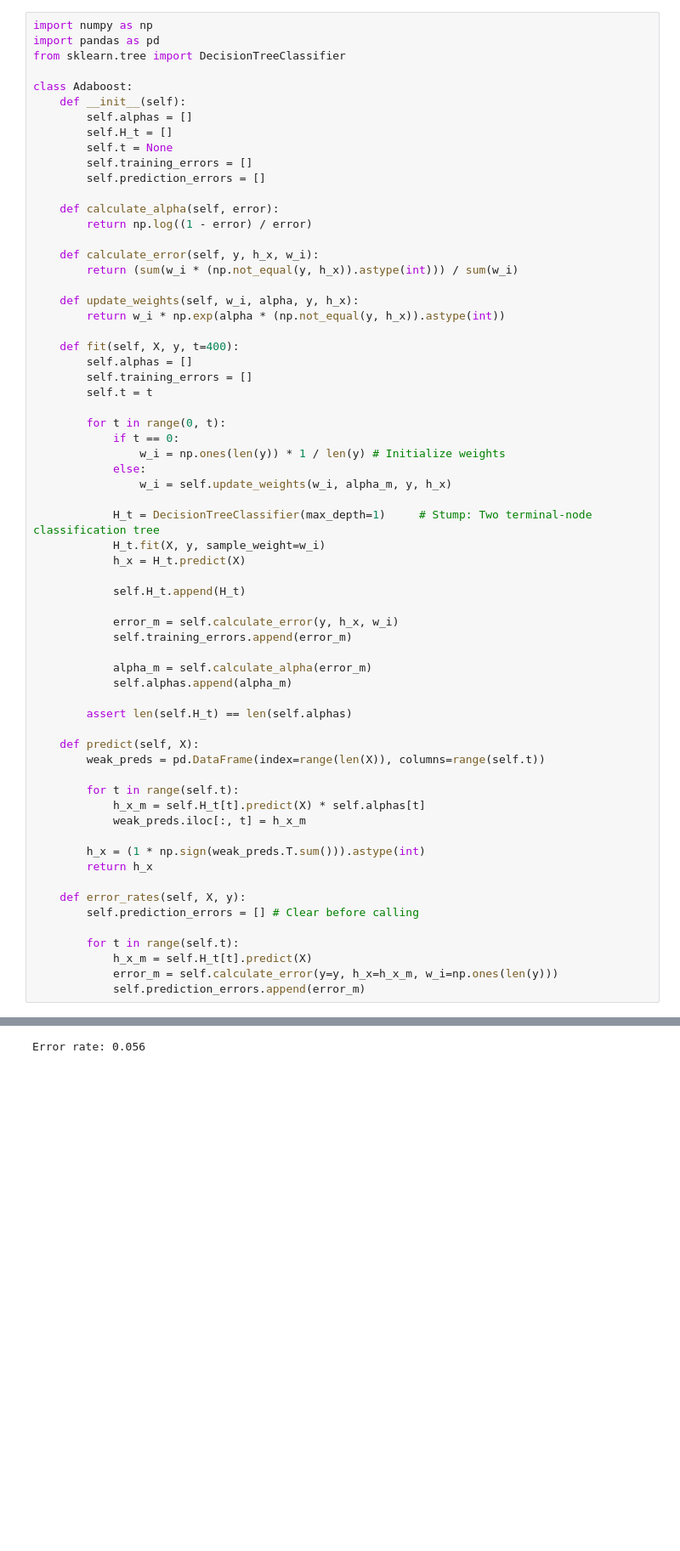
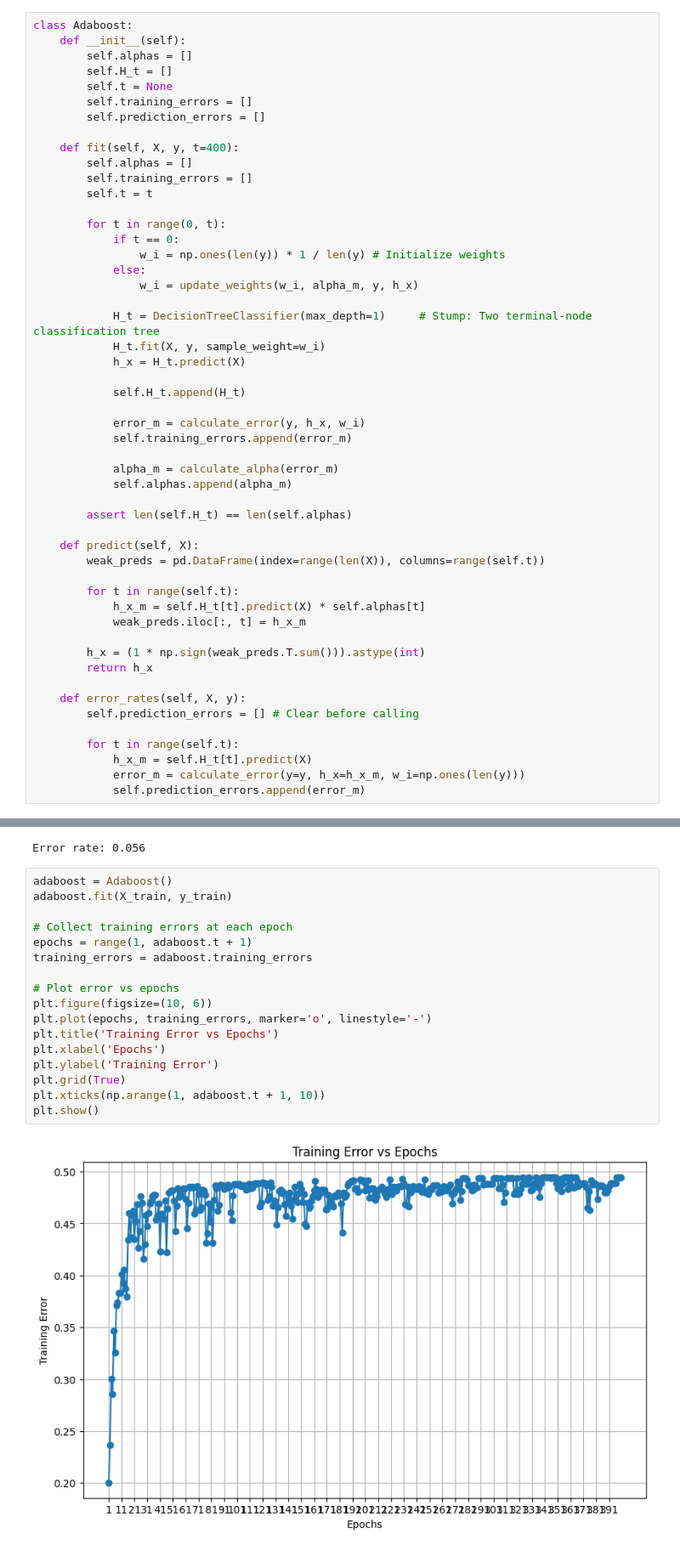
Before and after one commit to rs-ravi2/Data-Science, a Jupyter notebook: Boosting/Implementation/Adaboost-Implementation.ipynb, the cells around one changed output, grey strips where cells are left out. Shown at 85% size. Drawn from its saved outputs; the diff is of its cells as text; blank space fills up the shorter version.

```diff
--- a/Boosting/Implementation/Adaboost-Implementation.ipynb
+++ b/Boosting/Implementation/Adaboost-Implementation.ipynb
@@ -62,8 +131,4 @@ df.head()
 # %%
-import numpy as np
-import pandas as pd
-from sklearn.tree import DecisionTreeClassifier
-
 class Adaboost:
     def __init__(self):
         self.alphas = []
@@ -71,15 +136,6 @@ class Adaboost:
         self.t = None
         self.training_errors = []
         self.prediction_errors = []
-
-    def calculate_alpha(self, error):
-        return np.log((1 - error) / error)
-
-    def calculate_error(self, y, h_x, w_i):
-        return (sum(w_i * (np.not_equal(y, h_x)).astype(int))) / sum(w_i)
-
-    def update_weights(self, w_i, alpha, y, h_x):
-        return w_i * np.exp(alpha * (np.not_equal(y, h_x)).astype(int))
 
     def fit(self, X, y, t=400):
         self.alphas = []
@@ -90,7 +146,7 @@ class Adaboost:
             if t == 0:
                 w_i = np.ones(len(y)) * 1 / len(y) # Initialize weights
             else:
-                w_i = self.update_weights(w_i, alpha_m, y, h_x)
+                w_i = update_weights(w_i, alpha_m, y, h_x)
 
             H_t = DecisionTreeClassifier(max_depth=1)     # Stump: Two terminal-node classification tree
             H_t.fit(X, y, sample_weight=w_i)
@@ -98,10 +154,10 @@ class Adaboost:
 
             self.H_t.append(H_t)
 
-            error_m = self.calculate_error(y, h_x, w_i)
+            error_m = calculate_error(y, h_x, w_i)
             self.training_errors.append(error_m)
 
-            alpha_m = self.calculate_alpha(error_m)
+            alpha_m = calculate_alpha(error_m)
             self.alphas.append(alpha_m)
 
         assert len(self.H_t) == len(self.alphas)
@@ -121,5 +177,5 @@ class Adaboost:
 
         for t in range(self.t):
             h_x_m = self.H_t[t].predict(X)
-            error_m = self.calculate_error(y=y, h_x=h_x_m, w_i=np.ones(len(y)))
+            error_m = calculate_error(y=y, h_x=h_x_m, w_i=np.ones(len(y)))
             self.prediction_errors.append(error_m)
@@ -188,3 +217,22 @@ def calculate_error(h_x, y, w_i):
 print('Error rate:', round(calculate_error(y_test, y_pred, np.ones(len(y_test))), 4))
 # %% [output]
 Error rate: 0.056
+# %%
+adaboost = Adaboost()
+adaboost.fit(X_train, y_train)
+
+# Collect training errors at each epoch
+epochs = range(1, adaboost.t + 1)
+training_errors = adaboost.training_errors
+
+# Plot error vs epochs
+plt.figure(figsize=(10, 6))
+plt.plot(epochs, training_errors, marker='o', linestyle='-')
+plt.title('Training Error vs Epochs')
+plt.xlabel('Epochs')
+plt.ylabel('Training Error')
+plt.grid(True)
+plt.xticks(np.arange(1, adaboost.t + 1, 10))
+plt.show()
+# %% [output]
+[figure, added]
```
Also changed, not shown: parts of 18 cells of this notebook.
